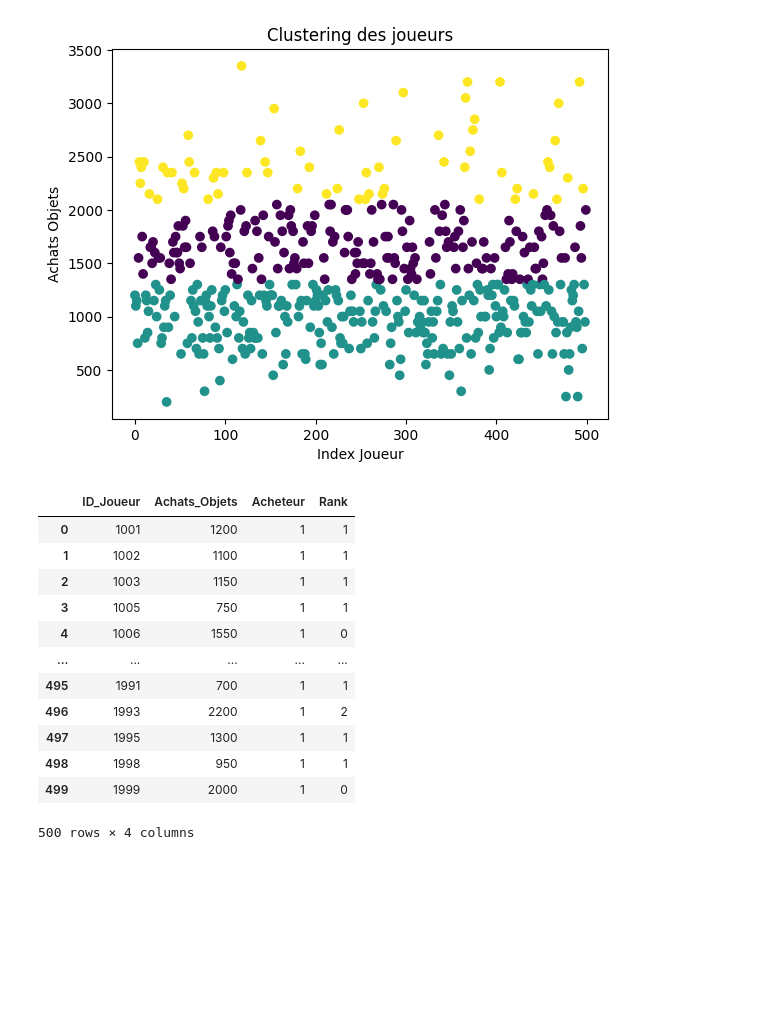
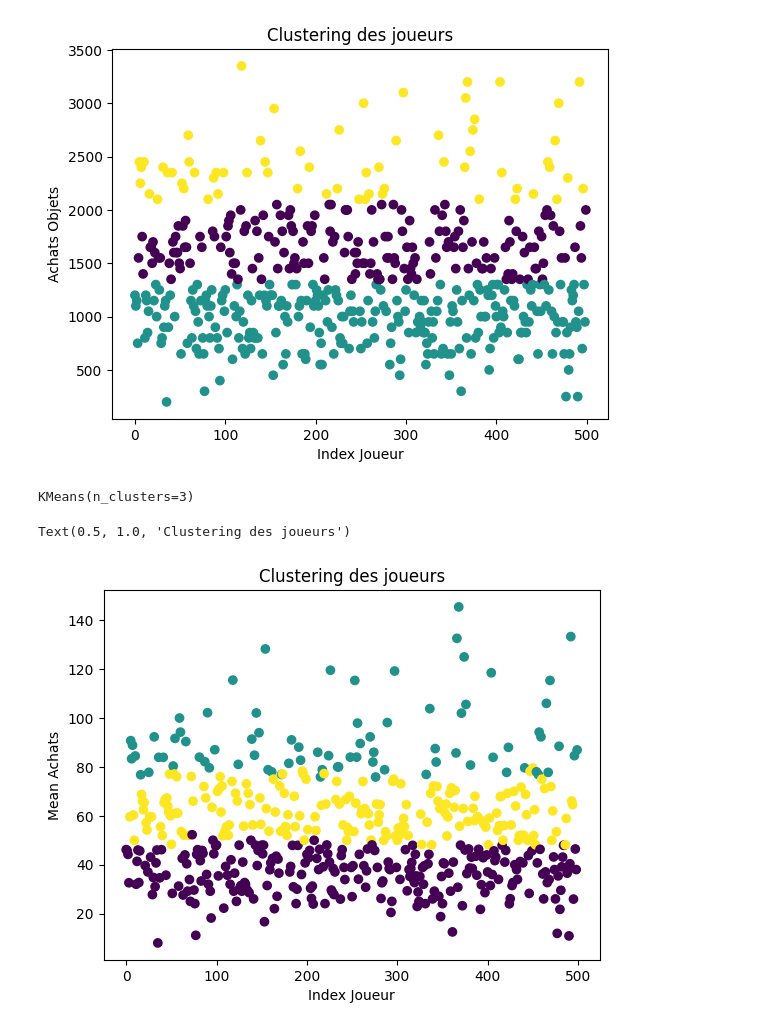
Before and after one commit to Fod9/dataquest, a Jupyter notebook: data_quest.ipynb, the cells around one changed output. Drawn from its saved outputs; the diff is of its cells as text; code cells hidden in the pictures; blank space fills up the shorter version.

Commit message:
cluster par acheteurs réguliers

```diff
--- a/data_quest.ipynb
+++ b/data_quest.ipynb
@@ -344,21 +344,33 @@ plt.title('Clustering des joueurs')
 # %% [output]
 Text(0.5, 1.0, 'Clustering des joueurs')
 [figure]
-# %%
-group_players["Rank"] = model.labels_
-# %%
-group_players
-# %% [output]
-|  | ID_Joueur | Achats_Objets | Acheteur | Rank |
-| 0 | 1001 | 1200 | 1 | 1 |
-| 1 | 1002 | 1100 | 1 | 1 |
-| 2 | 1003 | 1150 | 1 | 1 |
-| 3 | 1005 | 750 | 1 | 1 |
-| 4 | 1006 | 1550 | 1 | 0 |
-| ... | ... | ... | ... | ... |
-| 495 | 1991 | 700 | 1 | 1 |
-| 496 | 1993 | 2200 | 1 | 2 |
-| 497 | 1995 | 1300 | 1 | 1 |
-| 498 | 1998 | 950 | 1 | 1 |
-| 499 | 1999 | 2000 | 1 | 0 |
-500 rows × 4 columns
+# %%
+# Cluster par rapport aux achateurs réguleirs
+
+group_players["Mean_Achats"] = df.groupby('ID_Joueur')["Achats_Objets"].mean().reset_index()["Achats_Objets"]
+
+# Séparer en 3 basé sur le quantile
+IQ1 = group_players["Mean_Achats"].quantile(0.25)
+IQ3 = group_players["Mean_Achats"].quantile(0.75)
+
+group_players["Acheteur_Régulier"] = group_players["Mean_Achats"].apply(lambda x: 1 if x > IQ3 else (0 if x < IQ1 else 2))
+# %%
+# Clustering pour les acheteurs réguliers
+from sklearn.cluster import KMeans
+
+X = group_players[["Mean_Achats", "Achats_Objets"]]
+scaler = StandardScaler()
+X = scaler.fit_transform(X)
+
+model = KMeans(n_clusters=3)
+model.fit(X)
+# %% [output]
+KMeans(n_clusters=3)
+# %%
+plt.scatter(x=group_players.index, y=group_players["Mean_Achats"], c=model.labels_)
+plt.xlabel('Index Joueur')
+plt.ylabel('Mean Achats')
+plt.title('Clustering des joueurs')
+# %% [output]
+Text(0.5, 1.0, 'Clustering des joueurs')
+[figure, added]
```
Also changed, not shown: parts of 1 cell of this notebook.
